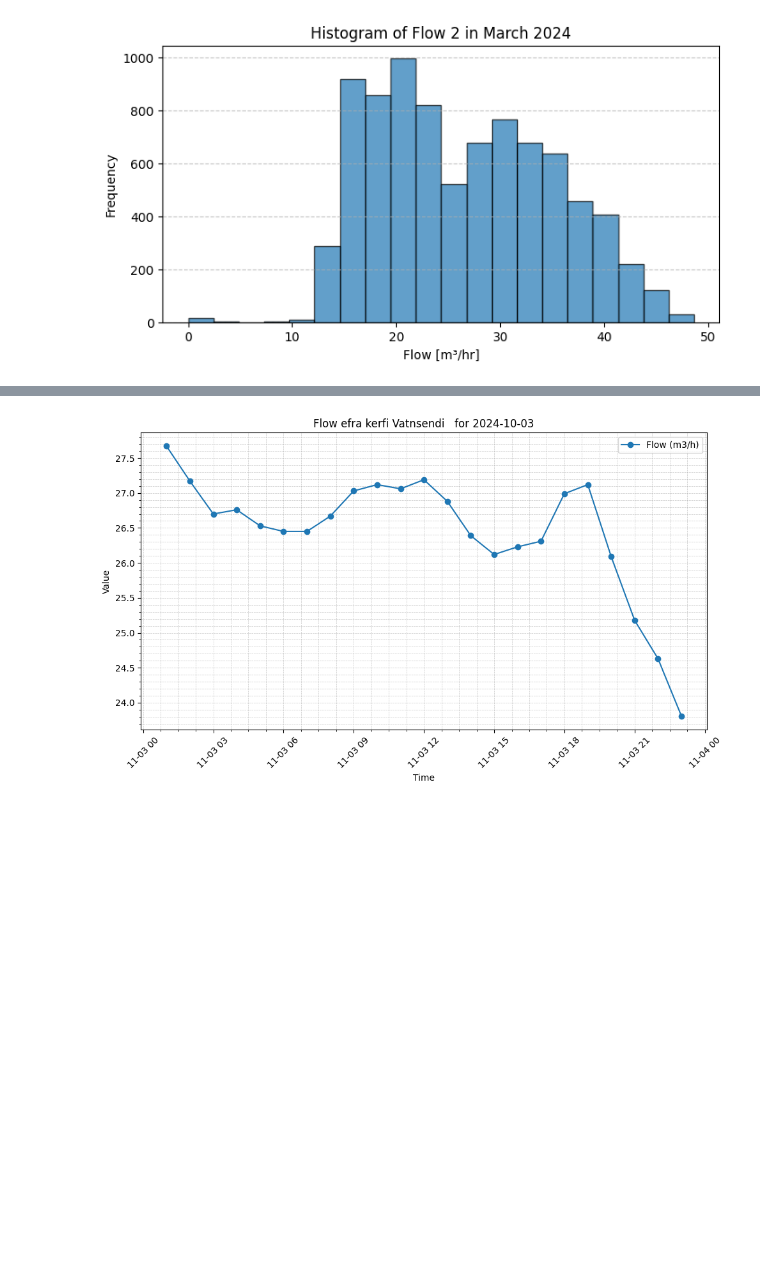
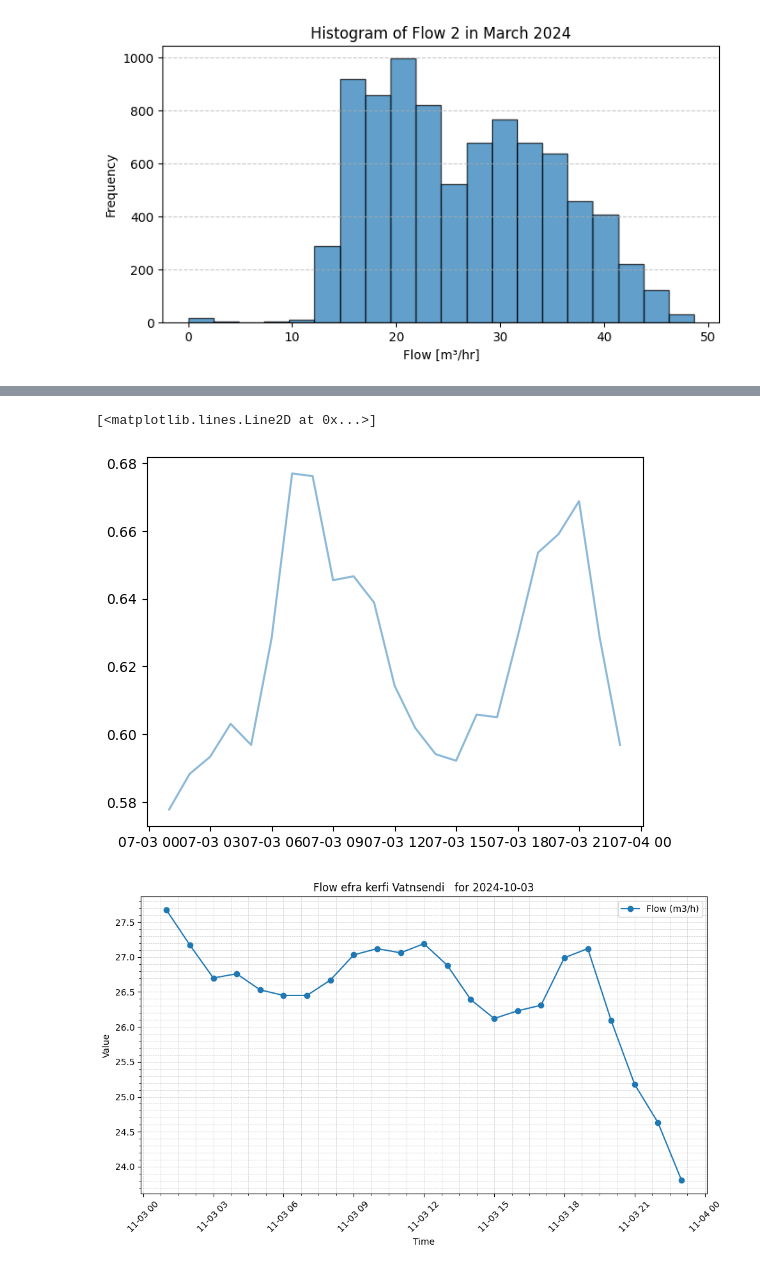
Before and after one commit to frodibrooks/OptimisedHeating, a Jupyter notebook: Data_processing/Vatnsendi.ipynb, the cells around one changed output, grey strips where cells are left out. Cells and saved outputs as stored; diff of their text form; code cells hidden in the pictures; blank space fills up the shorter version.

```diff
--- a/Data_processing/Vatnsendi.ipynb
+++ b/Data_processing/Vatnsendi.ipynb
@@ -134,3 +134,6 @@ plt.tight_layout()
 plt.show()
 # %% [output]
 [figure]
+# %%
+df_filtered_1.set_index('start_time', inplace=True)
+print(df_filtered_1)
@@ -136,0 +156,3 @@ plt.show()
+# %%
+yearly_avg_value= df_filtered_1.mean()
+print(yearly_avg_value)
@@ -206,0 +232,3 @@ df_specific_day
+# %%
+demand_pattern_yearly_avg = df_specific_day['value'] / yearly_avg_value.item()
+print(demand_pattern_yearly_avg)
@@ -207,3 +253,8 @@ df_specific_day
+# %%
+plt.plot(demand_pattern_yearly_avg.index, demand_pattern_yearly_avg.values, alpha=0.5)
+# %% [output]
+[<matplotlib.lines.Line2D at 0x...>]
+[figure, added]
 # %%
 df_specific_day["demand_pattern"].to_csv("demand_pattern_2024-11-03",index= False)
 # %%
```
Also changed, not shown: parts of 5 cells of this notebook, 5 other files.
